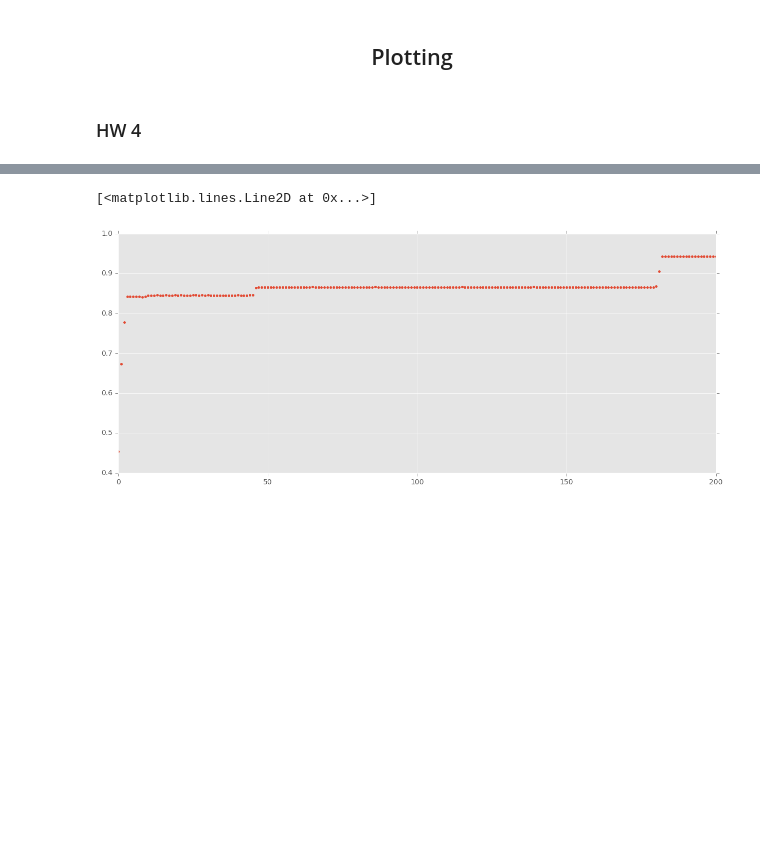
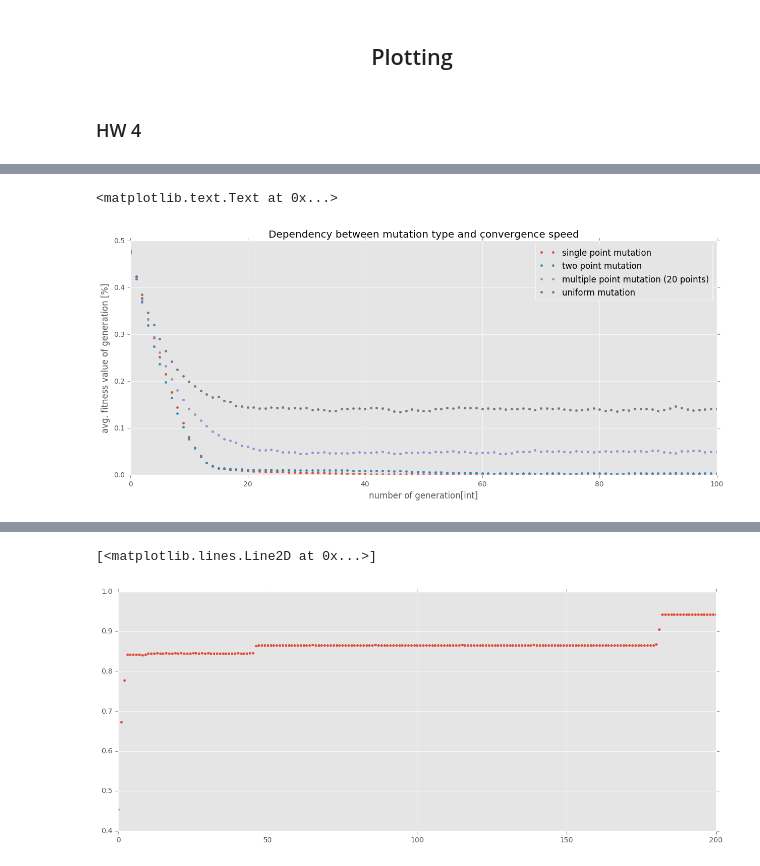
Before and after one commit to bobirdmi/MI-PAA, a Jupyter notebook: hw4.ipynb, the cells around one changed output, grey strips where cells are left out. Saved outputs shown, nothing was run; the diff lists cells and outputs as text; code cells hidden in the pictures; blank space fills up the shorter version.

```diff
--- a/hw4.ipynb
+++ b/hw4.ipynb
@@ -203,0 +234,13 @@ plt.plot(x, dictn4[40][0], '.')
+# %%
+plt.plot(x, dictn4[40]['mut_type'][1][0], '.', label='single point mutation')
+plt.plot(x, dictn4[40]['mut_type'][2][0], '.', label='two point mutation')
+plt.plot(x, dictn4[40]['mut_type'][n_list[0] // 2][0], '.',
+         label='multiple point mutation (' + str(n_list[0] // 2) + ' points)')
+plt.plot(x, dictn4[40]['mut_type'][n_list[0]][0], '.', label='uniform mutation')
+plt.xlabel('number of generation[int]')
+plt.ylabel('avg. fitness value of generation [%]')
+plt.legend(loc='best')
+plt.title('Dependency between mutation type and convergence')
+# %% [output]
+<matplotlib.text.Text at 0x...>
+[figure, added]
```
Also changed, not shown: parts of 10 cells of this notebook, 1 other file.
